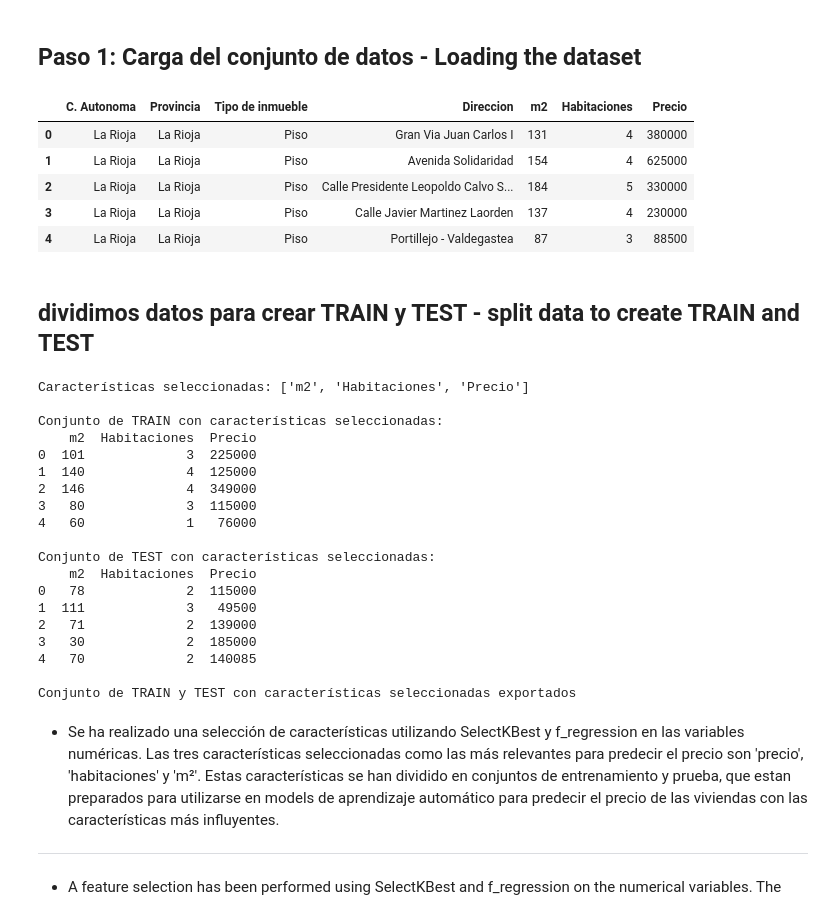
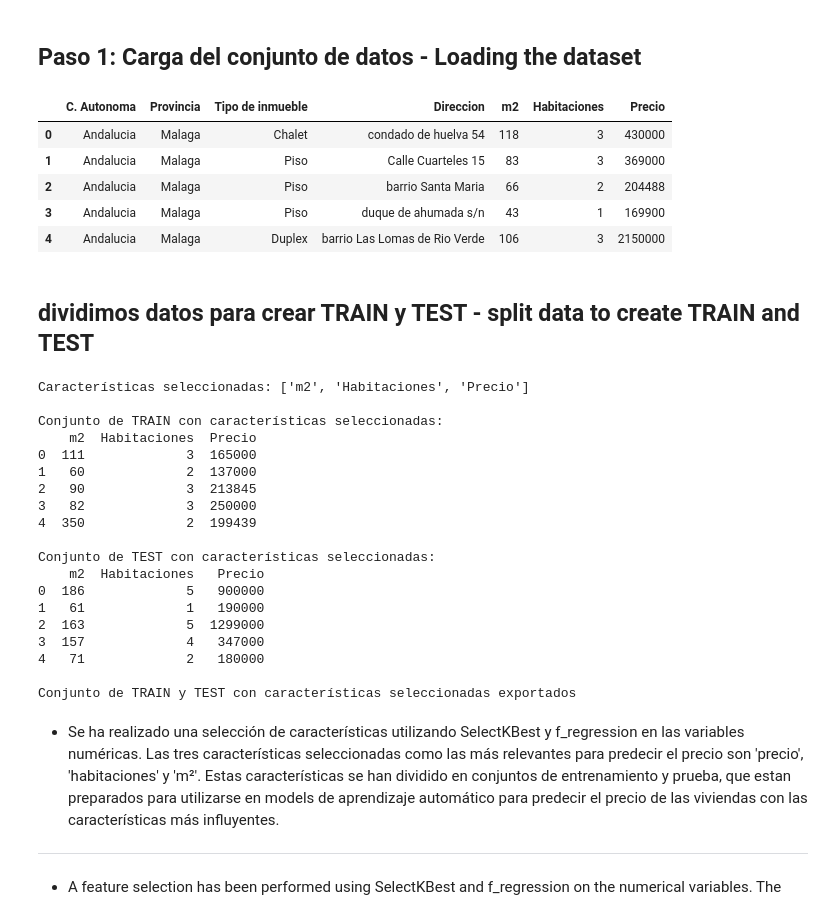
Before and after one commit to 4GeeksAcademy/028-PROYECTO_FINAL_VIVIENDAS-main-4geeks, a Jupyter notebook: src/PROVINCIAS/EDA/creacion_modelos.ipynb, the cells around one changed output. Drawn from its saved outputs; the diff is of its cells as text; code cells hidden in the pictures.

```diff
--- a/src/PROVINCIAS/EDA/creacion_modelos.ipynb
+++ b/src/PROVINCIAS/EDA/creacion_modelos.ipynb
@@ -3,24 +3,24 @@
 # %%
 import pandas as pd
 
 # Ruta del archivo CSV
-ruta_archivo = "/workspaces/028-PROYECTO_FINAL_VIVIENDAS-main/src/PROVINCIAS/csv_limpio/la_rioja_limpio.csv"
+ruta_archivo = "/workspaces/028-PROYECTO_FINAL_VIVIENDAS-main/src/PROVINCIAS/csv_limpio/malaga_limpio.csv"
 
 # Leer el archivo CSV en un DataFrame
 dataframe = pd.read_csv(ruta_archivo)
 
 # Convertir los valores flotantes de la columna 'm2' a enteros
 dataframe['m2'] = dataframe['m2'].astype(int)
 
 
 dataframe.head()
 # %% [output]
 |  | C. Autonoma | Provincia | Tipo de inmueble | Direccion | m2 | Habitaciones | Precio |
-| 0 | La Rioja | La Rioja | Piso | Gran Via Juan Carlos I | 131 | 4 | 380000 |
-| 1 | La Rioja | La Rioja | Piso | Avenida Solidaridad | 154 | 4 | 625000 |
-| 2 | La Rioja | La Rioja | Piso | Calle Presidente Leopoldo Calvo S... | 184 | 5 | 330000 |
-| 3 | La Rioja | La Rioja | Piso | Calle Javier Martinez Laorden | 137 | 4 | 230000 |
-| 4 | La Rioja | La Rioja | Piso | Portillejo - Valdegastea | 87 | 3 | 88500 |
+| 0 | Andalucia | Malaga | Chalet | condado de huelva 54 | 118 | 3 | 430000 |
+| 1 | Andalucia | Malaga | Piso | Calle Cuarteles 15 | 83 | 3 | 369000 |
+| 2 | Andalucia | Malaga | Piso | barrio Santa Maria | 66 | 2 | 204488 |
+| 3 | Andalucia | Malaga | Piso | duque de ahumada s/n | 43 | 1 | 169900 |
+| 4 | Andalucia | Malaga | Duplex | barrio Las Lomas de Rio Verde | 106 | 3 | 2150000 |
 # %% [markdown]
 ## dividimos datos para crear TRAIN y TEST - split data to create TRAIN and TEST
 # %%
@@ -59,27 +59,27 @@ df_test_selected = pd.DataFrame(X_test_selected, columns=selected_columns)
 print(df_test_selected.head())
 
 # Guardar los conjuntos de entrenamiento y prueba en archivos CSV
-df_train_selected.to_csv(r'/workspaces/028-PROYECTO_FINAL_VIVIENDAS-main/src/PROVINCIAS/csv_train_test/la_rioja_train_selected.csv', index=False)
-df_test_selected.to_csv(r'/workspaces/028-PROYECTO_FINAL_VIVIENDAS-main/src/PROVINCIAS/csv_train_test/la_rioja_test_selected.csv', index=False)
+df_train_selected.to_csv(r'/workspaces/028-PROYECTO_FINAL_VIVIENDAS-main/src/PROVINCIAS/csv_train_test/malaga_train_selected.csv', index=False)
+df_test_selected.to_csv(r'/workspaces/028-PROYECTO_FINAL_VIVIENDAS-main/src/PROVINCIAS/csv_train_test/malaga_test_selected.csv', index=False)
 print("\nConjunto de TRAIN y TEST con características seleccionadas exportados")
 # %% [output]
 Características seleccionadas: ['m2', 'Habitaciones', 'Precio']
 
 Conjunto de TRAIN con características seleccionadas:
     m2  Habitaciones  Precio
-0  101             3  225000
-1  140             4  125000
-2  146             4  349000
-3   80             3  115000
-4   60             1   76000
+0  111             3  165000
+1   60             2  137000
+2   90             3  213845
+3   82             3  250000
+4  350             2  199439
 
 Conjunto de TEST con características seleccionadas:
-    m2  Habitaciones  Precio
-0   78             2  115000
-1  111             3   49500
-2   71             2  139000
-3   30             2  185000
-4   70             2  140085
+    m2  Habitaciones   Precio
+0  186             5   900000
+1   61             1   190000
+2  163             5  1299000
+3  157             4   347000
+4   71             2   180000
 
 Conjunto de TRAIN y TEST con características seleccionadas exportados
 # %% [markdown]
```
Also changed, not shown: parts of 8 cells of this notebook, 24 other files.
